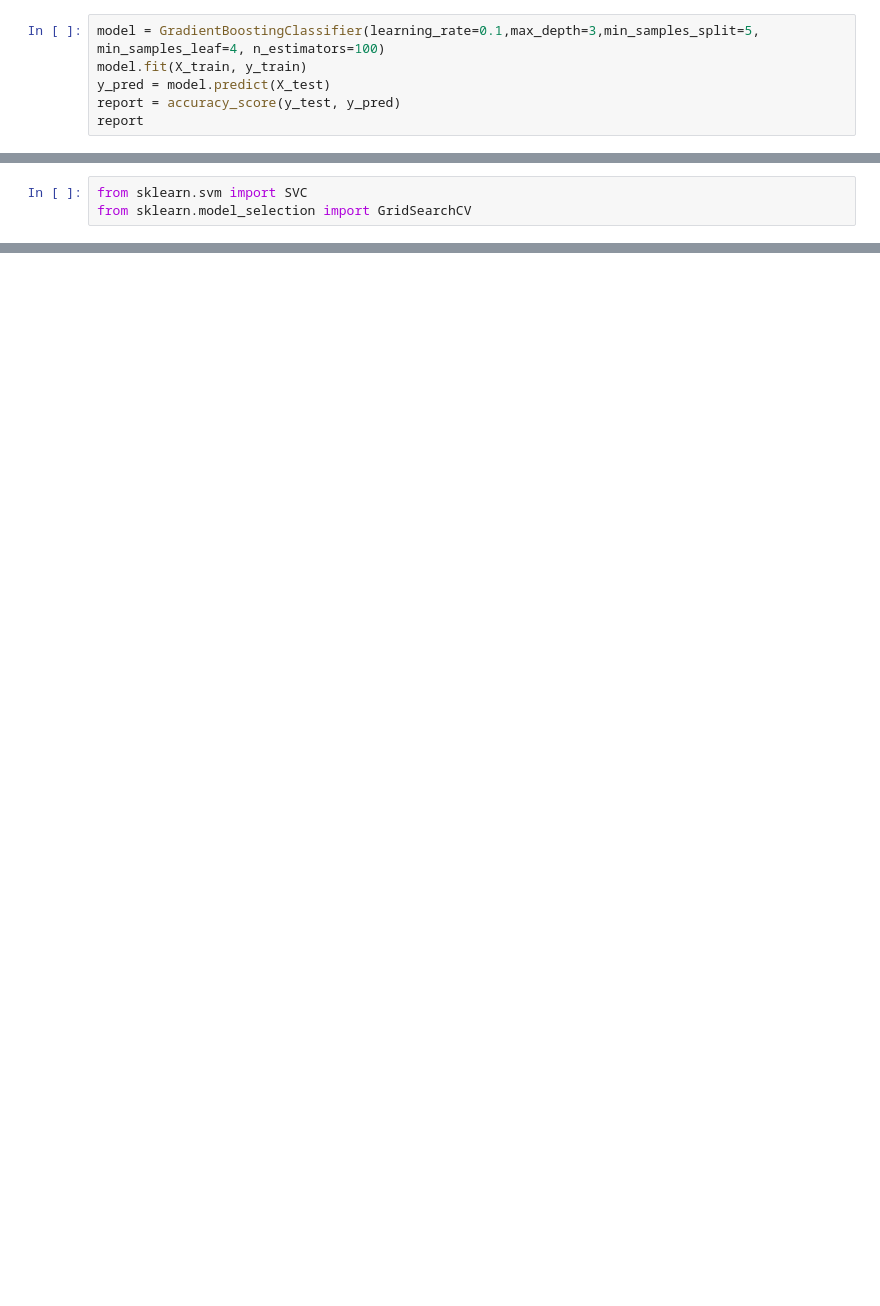
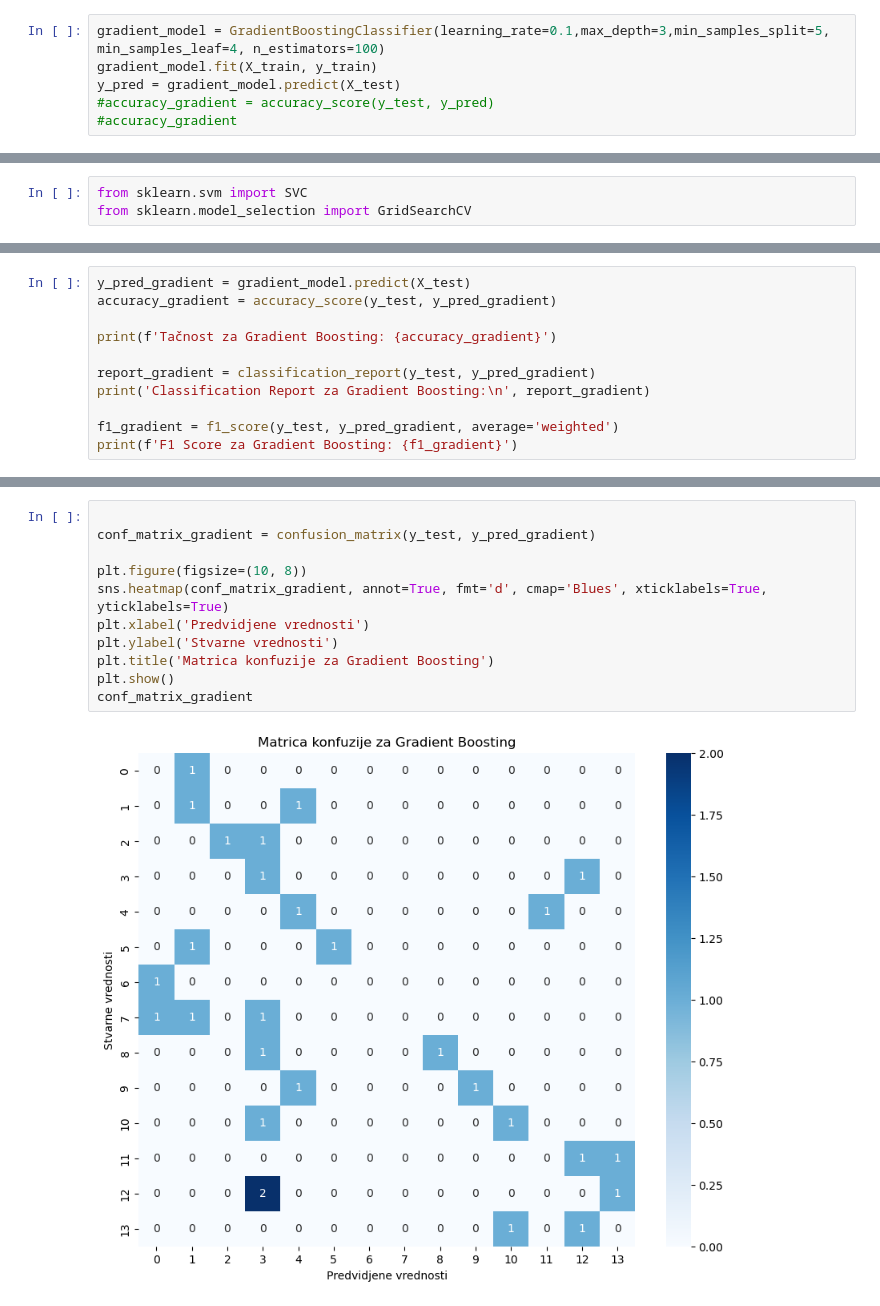
Before and after one commit to jelena3160/AutorshipAttribution, a Jupyter notebook: classla.ipynb, the cells around one changed output, grey strips where cells are left out. Drawn from its saved outputs; the diff is of its cells as text; blank space fills up the shorter version.

```diff
--- a/classla.ipynb
+++ b/classla.ipynb
@@ -123,6 +110,6 @@ Best Hyperparameters: {'learning_rate': 0.1, 'max_depth': 3, 'min_samples_leaf':
 # %%
-model = GradientBoostingClassifier(learning_rate=0.1,max_depth=3,min_samples_split=5, min_samples_leaf=4, n_estimators=100)
-model.fit(X_train, y_train)
-y_pred = model.predict(X_test)
-report = accuracy_score(y_test, y_pred)
-report
+gradient_model = GradientBoostingClassifier(learning_rate=0.1,max_depth=3,min_samples_split=5, min_samples_leaf=4, n_estimators=100)
+gradient_model.fit(X_train, y_train)
+y_pred = gradient_model.predict(X_test)
+#accuracy_gradient = accuracy_score(y_test, y_pred)
+#accuracy_gradient
@@ -210,0 +212,11 @@ Best Hyperparameters: {'C': 10, 'coef0': 1.0, 'gamma': 'scale', 'kernel': 'sigmo
+# %%
+y_pred_gradient = gradient_model.predict(X_test)
+accuracy_gradient = accuracy_score(y_test, y_pred_gradient)
+
+print(f'Tačnost za Gradient Boosting: {accuracy_gradient}')
+
+report_gradient = classification_report(y_test, y_pred_gradient)
+print('Classification Report za Gradient Boosting:\n', report_gradient)
+
+f1_gradient = f1_score(y_test, y_pred_gradient, average='weighted')
+print(f'F1 Score za Gradient Boosting: {f1_gradient}')
@@ -210,0 +241,13 @@ Best Hyperparameters: {'C': 10, 'coef0': 1.0, 'gamma': 'scale', 'kernel': 'sigmo
+# %%
+
+conf_matrix_gradient = confusion_matrix(y_test, y_pred_gradient)
+
+plt.figure(figsize=(10, 8))
+sns.heatmap(conf_matrix_gradient, annot=True, fmt='d', cmap='Blues', xticklabels=True, yticklabels=True)
+plt.xlabel('Predvidjene vrednosti')
+plt.ylabel('Stvarne vrednosti')
+plt.title('Matrica konfuzije za Gradient Boosting')
+plt.show()
+conf_matrix_gradient
+# %% [output]
+[figure, added]
```
Also changed, not shown: parts of 37 cells of this notebook, 2 other files.
